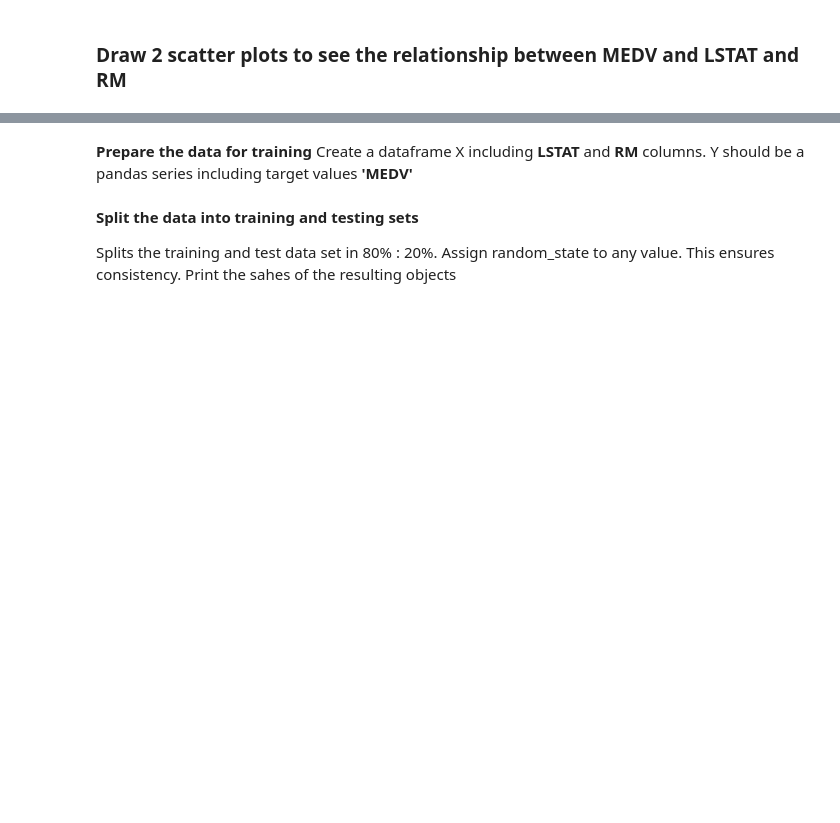
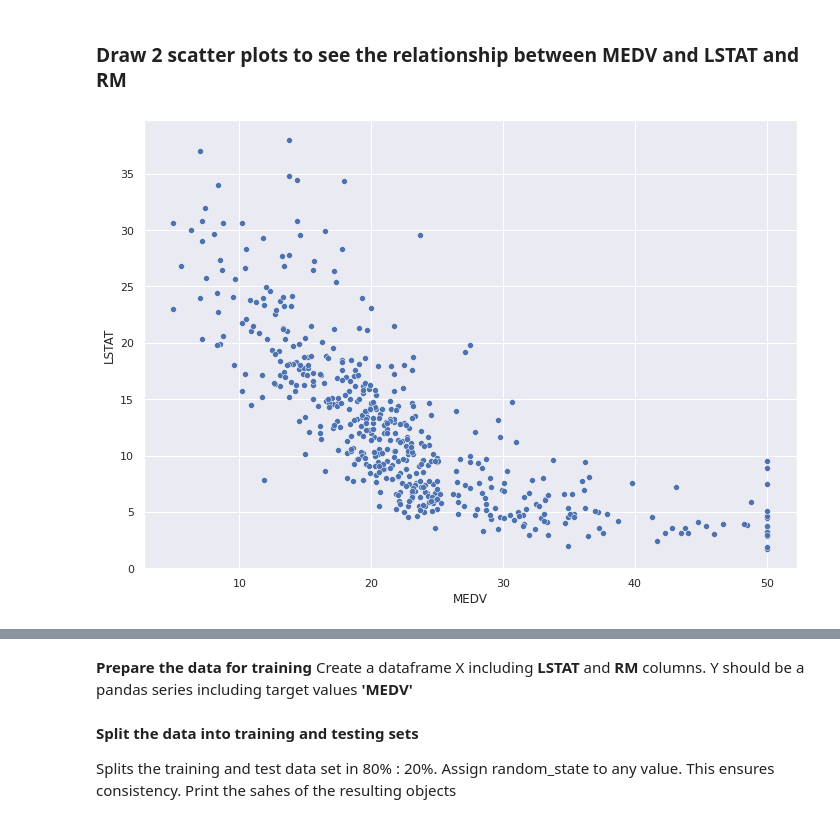
Before and after one commit to GonzaloPerez1/DS_Gonzalo, a Jupyter notebook: 3-Machine Learning/1-Supervisado/2-Polynomial Regression/ejercicios/3 Polynomial_Regression.ipynb, the cells around one changed output, grey strips where cells are left out. Cells and saved outputs as stored; diff of their text form; code cells hidden in the pictures; blank space fills up the shorter version.

```diff
--- a/3-Machine Learning/1-Supervisado/2-Polynomial Regression/ejercicios/3 Polynomial_Regression.ipynb
+++ b/3-Machine Learning/1-Supervisado/2-Polynomial Regression/ejercicios/3 Polynomial_Regression.ipynb
@@ -75,0 +139,3 @@ Analyze the correlation matrix. Plot a heatmap
+# %%
+df.drop(columns = ['RAD'], inplace=True)
+df
@@ -76,2 +156,6 @@ Analyze the correlation matrix. Plot a heatmap
 # %% [markdown]
 ### Draw 2 scatter plots to see the relationship between **MEDV** and **LSTAT** and **RM**
+# %%
+sns.scatterplot(df['MEDV'], df['LSTAT']);
+# %% [output]
+[figure, added]
```
Also changed, not shown: parts of 15 cells of this notebook, 15 other files.
